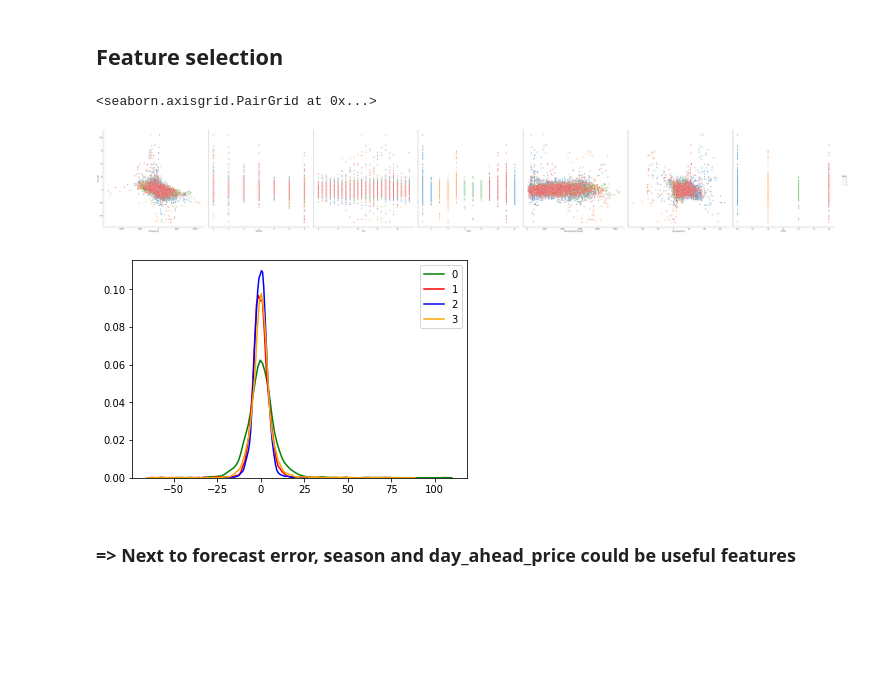
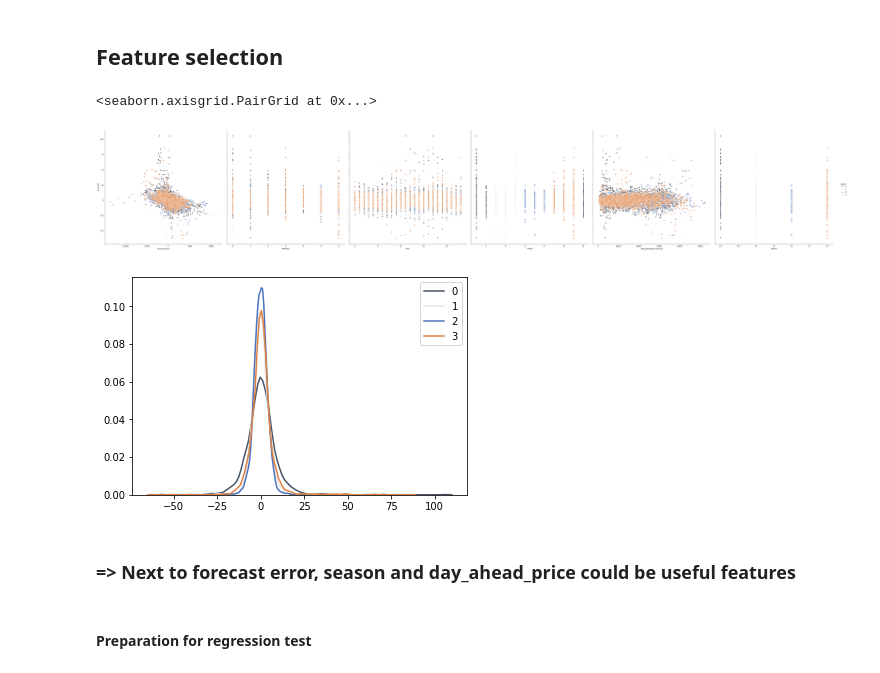
Before and after one commit to mauricepohl/pandas, a Jupyter notebook: 03_modeling/Modeling - Regression.ipynb, the cells around one changed output. Saved outputs shown, nothing was run; the diff lists cells and outputs as text; code cells hidden in the pictures; blank space fills up the shorter version.

```diff
--- a/03_modeling/Modeling - Regression.ipynb
+++ b/03_modeling/Modeling - Regression.ipynb
@@ -11,3 +19,14 @@ from sklearn.metrics import mean_squared_error, r2_score
+# %%
+cRange = ['#475468', '#e7e6e6', '#4b73be', '#df8244', '#a5a5a5', '#f7c143',
+          '#20406a', '#deeef8', '#2d6fc0', '#409cd4', '#5ccdd7', '#5ecb9e',
+          '#a53218', '#c59933', '#f08a40', '#aa4f30', '#f7bf5d', '#d85733',
+          '#728083', '#8babb4', '#7196ad', '#607397', '#8585c2', '#a687c1']
+colors = ['#475468', '#e7e6e6', '#4b73be',
+          '#df8244', '#a5a5a5', '#f7c143']
+cmapOffice = mpl.colors.ListedColormap([cRange[i] for i in range(0, 5)])
+cmapBlue = mpl.colors.ListedColormap([cRange[i] for i in range(6, 11)])
+cmapRed = mpl.colors.ListedColormap([cRange[i] for i in range(12, 17)])
+cmapViolett = mpl.colors.ListedColormap([cRange[i] for i in range(18, 23)])
 # %%
 data = pd.read_csv("../00_data/data_with_calc_fields.csv", sep=";", decimal=",", index_col="datetime")
 data.index = pd.to_datetime(data.index)
@@ -15,16 +34,17 @@ data.index = pd.to_datetime(data.index)
 ## Feature selection
 # %%
 # visualize the relationship between the features and the response using scatterplots
-sns.pairplot(data, x_vars=["forecast_error", "weekday", "hour", "month", "total_generation_forecast", "day_ahead_price", "season"], y_vars=["price_diff"], height=10, hue="season")
+sns.pairplot(data, x_vars=["forecast_error", "weekday", "hour", "month", "total_generation_forecast", "season"], y_vars=["price_diff"], height=10, hue="season", palette=colors)
 # %% [output]
 <seaborn.axisgrid.PairGrid at 0x...>
-[figure, old version]
+[figure, new version]
 # %%
-colors = ["g", "r", "b", "orange"]
 for w in range(4):
     sns.kdeplot(data[(data.season==w)].price_diff, label=w, color=colors[w])
 # %% [output]
-[figure, old version]
+[figure, new version]
 # %% [markdown]
 ### => Next to forecast error, season and day_ahead_price could be useful features
+# %% [markdown]
+#### Preparation for regression test
 # %%
```
Also changed, not shown: parts of 17 cells of this notebook.
